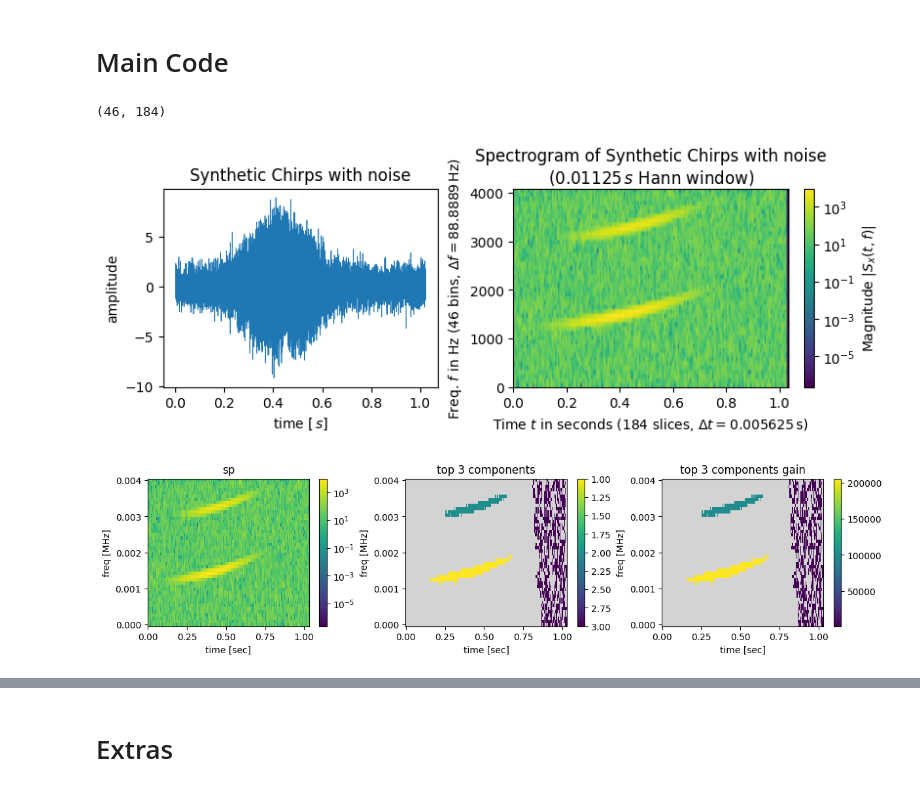
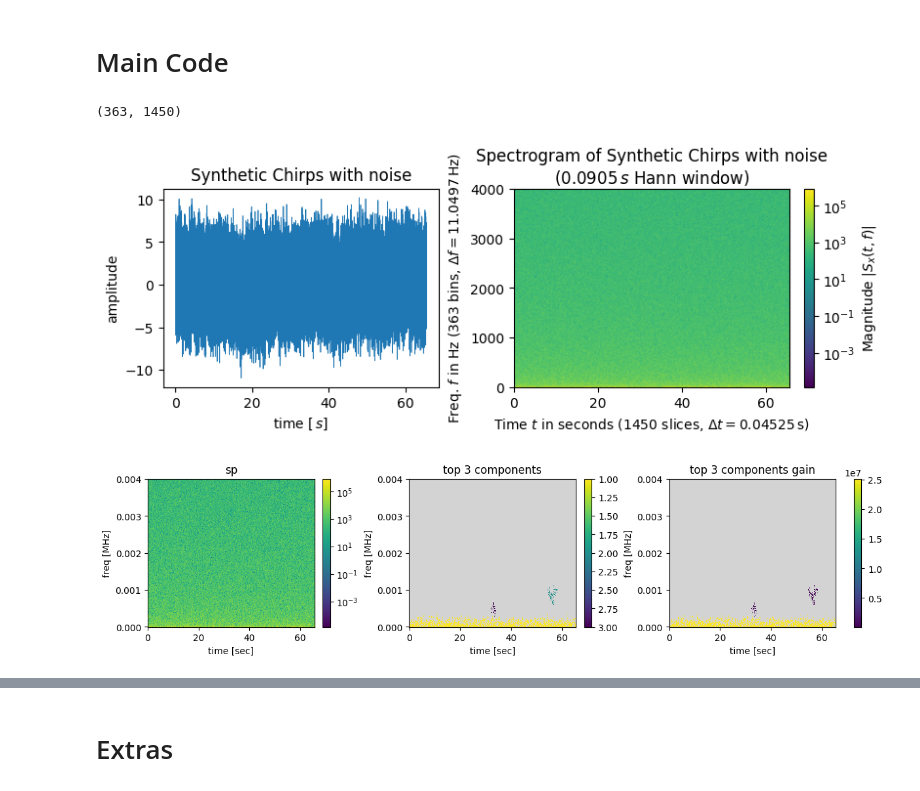
Before and after one commit to nacrocker/automated-segmentation, a Jupyter notebook: Maxs_maxtree_tests_with_synthetic_data_and_noise.ipynb, the cells around one changed output, grey strips where cells are left out. Drawn from its saved outputs; the diff is of its cells as text; code cells hidden in the pictures.

```diff
--- a/Maxs_maxtree_tests_with_synthetic_data_and_noise.ipynb
+++ b/Maxs_maxtree_tests_with_synthetic_data_and_noise.ipynb
@@ -1923,7 +2044,7 @@ doSignalSpectrogramPlot = True
 vsz,hsz = 3,4
 
 #don't change
-nt=8192
+nt= 524288 #8192
 dt=1.0/8000.0
 t=np.arange(0,nt*dt,dt)
 nt=len(t)
@@ -1937,25 +2058,29 @@ noise_std=1 #normally 1
 
 chirps=[]
 
+'''
+
 t0=t[int(nt/16)]
 t1=t[int(nt/16)+int(nt*3/4)-1]
 chirps.append(Chirp(amp=3.0, t0=t0, t1=t1, f0=0.75*fN, f1=1.0*fN))
 
-'''t0=t[int(nt/8)]
+t0=t[int(nt/8)]
 t1=t[int(nt/8)+int(nt*3/4)-1]
-chirps.append(Chirp(amp=3.5, t0=t0, t1=t1, f0=0.5*fN, f1=0.85*fN))'''
+chirps.append(Chirp(amp=3.5, t0=t0, t1=t1, f0=0.5*fN, f1=0.85*fN))
+'''
 
+'''
 t0= 0  # t[int(nt/5)]
 t1=t[int(nt/16)+int(nt*3/4)-1]
 chirps.append(Chirp(amp= 4.0, t0=t0, t1=t1, f0=0.3*fN, f1=0.55*fN)) #added to test slope method
-
+'''
 
 
 sig0 = add_funcsigs(chirps,t)
 #sig0 = 0*t
 
 seedGlobal=getSavedRndGenSeed()
-useSavedRndGenSeed = True
+useSavedRndGenSeed = False
 noise_generator = np.random.default_rng(seed=seedGlobal if useSavedRndGenSeed else None).normal #uniform #normal #poisson
 noise_1 = make_noise(noise_mean, noise_std, t.shape, noise_generator=noise_generator )
 
@@ -1964,7 +2089,7 @@ def color_noise(noise, alpha):
     return np.fft.irfft(np.fft.rfft(noise) / f**(alpha/2), n=len(noise))#real inverse fft of real fft/ freq dependent scaling factor
     #---colored noise function - 0 white, 0.5 pink, 1 brown ----
 
-noise = color_noise(noise_1,0) #around alpha of 0.3 errors in detection occur
+noise = color_noise(noise_1,0.7) #around alpha of 0.3 errors in detection occur
 
 
 
@@ -2057,33 +2182,33 @@ if doSignalPlot or doSignalSpectrogramPlot:
 max_tree_cl = Max_Tree
 sp = np.abs(sigstft)**2
 fsp = fsigstft
 tsp = tsigstft
 
 
 spmxtr=max_tree_cl(sp,connectivity=2)
 self=spmxtr
 
 gain_choice= 'avspecdens'
 #gain_choice = 'exp(entropy/area)'
 #gain_choice = 'skinny'
 #gain_choice = '1' #tot intesnity/area
 #gain_choice = 'avspecdens_div_freq'
 #gain_choice = 'avspecheight'
 #gain_choice = 'neg_kldiv_wresp_uniform_intensity'
 #gain_choice = 'log_energy_concentration'
 #gain_choice = 'signal_energy_concentration'
 gain = self.gain_predefined(gain_choice)
 # gain is a matrix which represents the gain at each bin each pixel is apart of
 #each pixel which is in the same maxtree bin corresponds to the same gain
 mxgnndslabeltopfill,mxgntopfill = self.label_optimummaxattrnode_image_components_with_rank_and_attr(gain)
 
 ntop=3 #used to be 10
 spdict = {'sp':sp,'fsp':fsp,'tsp':tsp}
 _ = show_top_components_rank_and_gain(spdict,mxgnndslabeltopfill,mxgntopfill,ntop=ntop,panelsize=(vsz,hsz),use_LogNorm_for_gain=False)
 
 
 ## end max_tree_optimimum_features
 # %% [output]
-(46, 184)
+(363, 1450)
-[figure, old version]
+[figure, new version]
-[figure, old version]
+[figure, new version]
```
Also changed, not shown: parts of 31 cells of this notebook.
